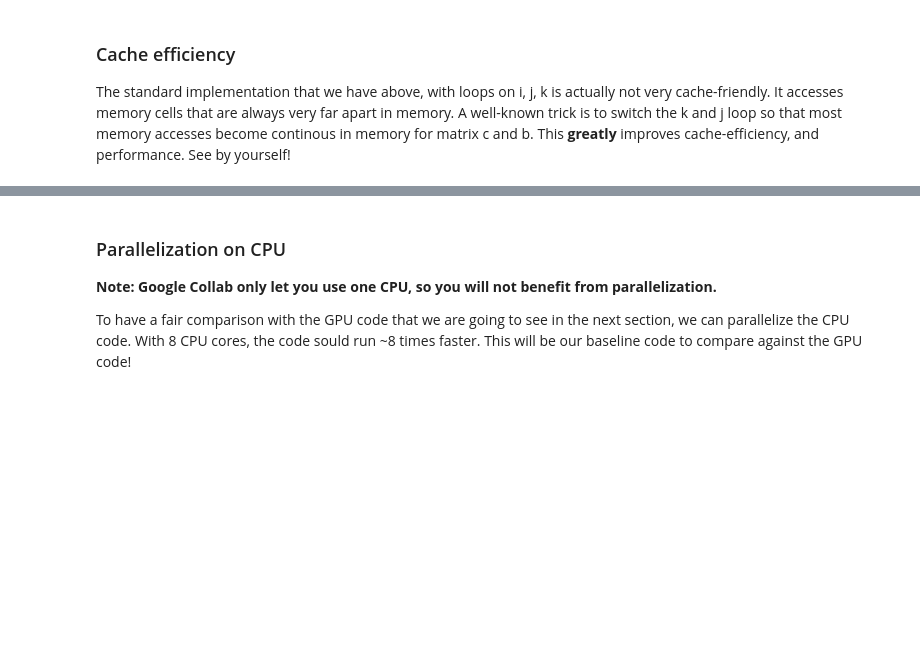
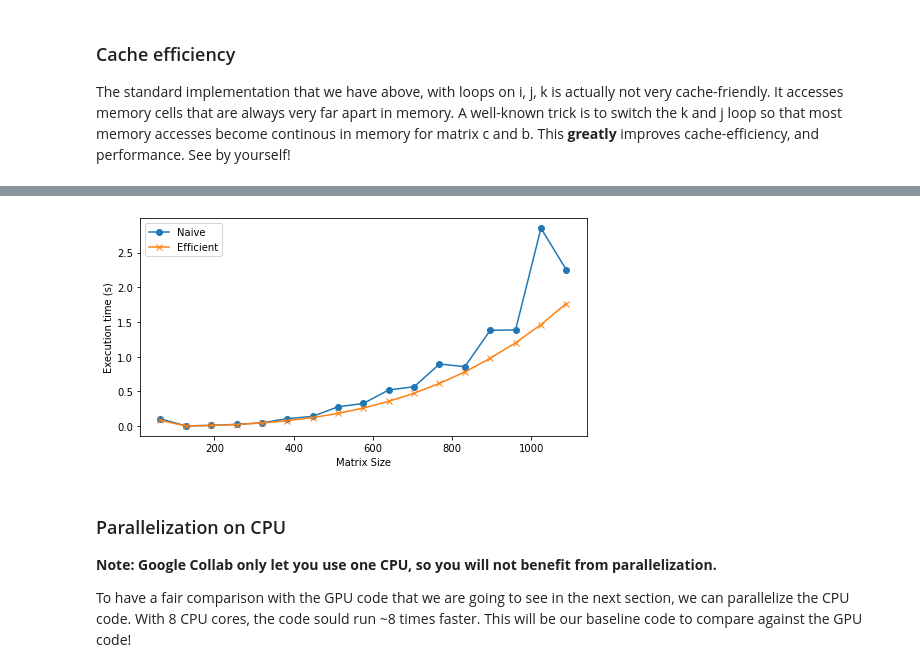
Before and after one commit to rmcabezon/GPU-course, a Jupyter notebook: notebooks/01_matrix_multiplication.ipynb, the cells around one changed output, grey strips where cells are left out. Saved outputs shown, nothing was run; the diff lists cells and outputs as text; code cells hidden in the pictures; blank space fills up the shorter version.

```diff
--- a/notebooks/01_matrix_multiplication.ipynb
+++ b/notebooks/01_matrix_multiplication.ipynb
@@ -44,7 +44,7 @@ import matplotlib.pyplot as plt
 
 # Randomize between -10, 10
 def randomize_array(size):
-    return 1.0 * (rand(size) - 0.5)
+    return 10.0 * 1.0 * (rand(size) - 0.5)
 
 # Randomize two matrices a and b and set matrix c to zeros
 def init(size):
@@ -135,0 +136,19 @@ Size:  2048  elapsed time:  21.99462866783142  checksum =  -0.3384584113167396
+# %%
+naive = []
+efficient = []
+sizes = np.arange(64, 1152, 64)
+
+for size in sizes:
+    naive.append(time_and_check(mat_mul_numba, size))
+    efficient.append(time_and_check(mat_mul_numba_opt, size))
+
+plt.figure(figsize=(8,4))
+plt.plot(sizes, naive, marker='o', markevery=1, label='Naive')
+plt.plot(sizes, efficient, marker='x', markevery=1, label='Efficient')
+plt.legend(loc='upper left')
+plt.xlabel('Matrix Size')
+plt.ylabel('Execution time (s)')
+plt.draw()
+
+plt.show()
+# %% [output]
@@ -136,3 +172,4 @@ Size:  2048  elapsed time:  21.99462866783142  checksum =  -0.3384584113167396
+[figure, added]
 # %% [markdown]
 ### Parallelization on CPU
 
```
Also changed, not shown: parts of 10 cells of this notebook, 1 other file.
